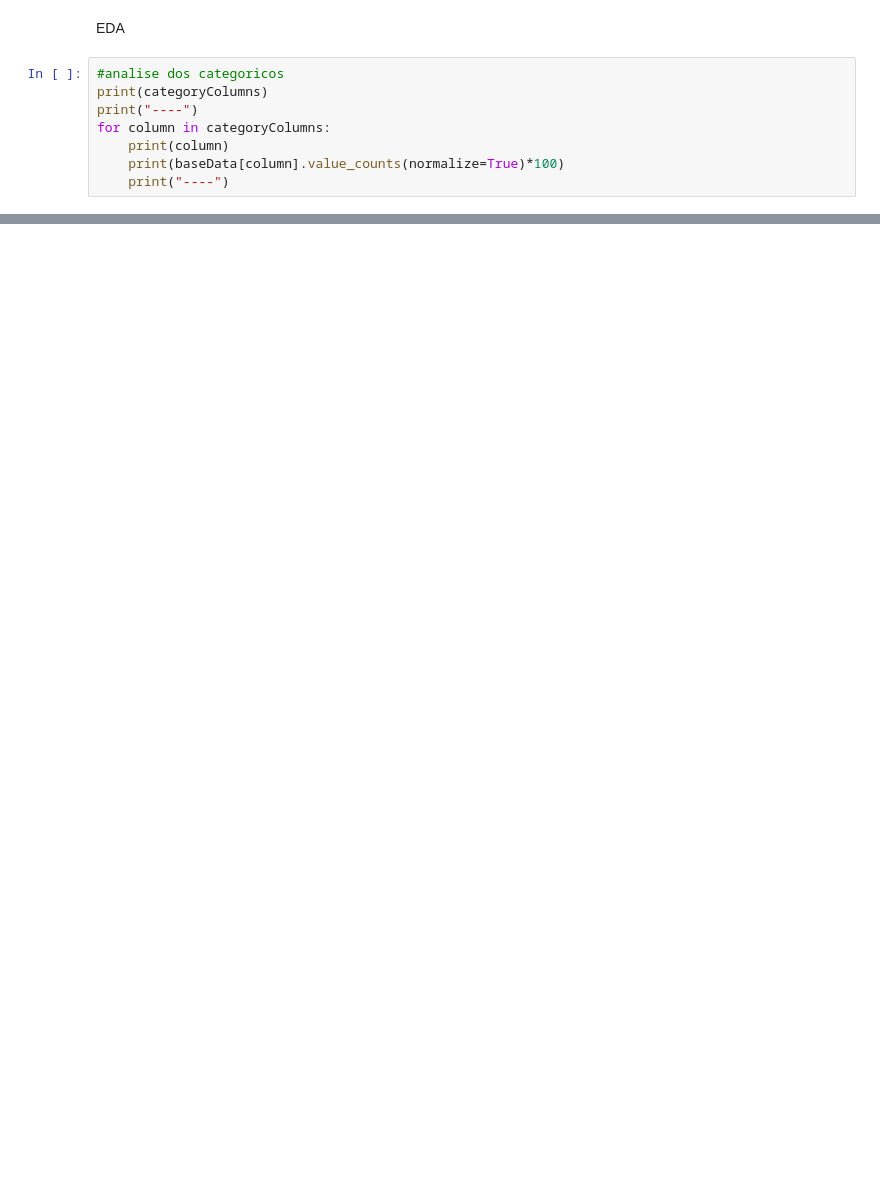
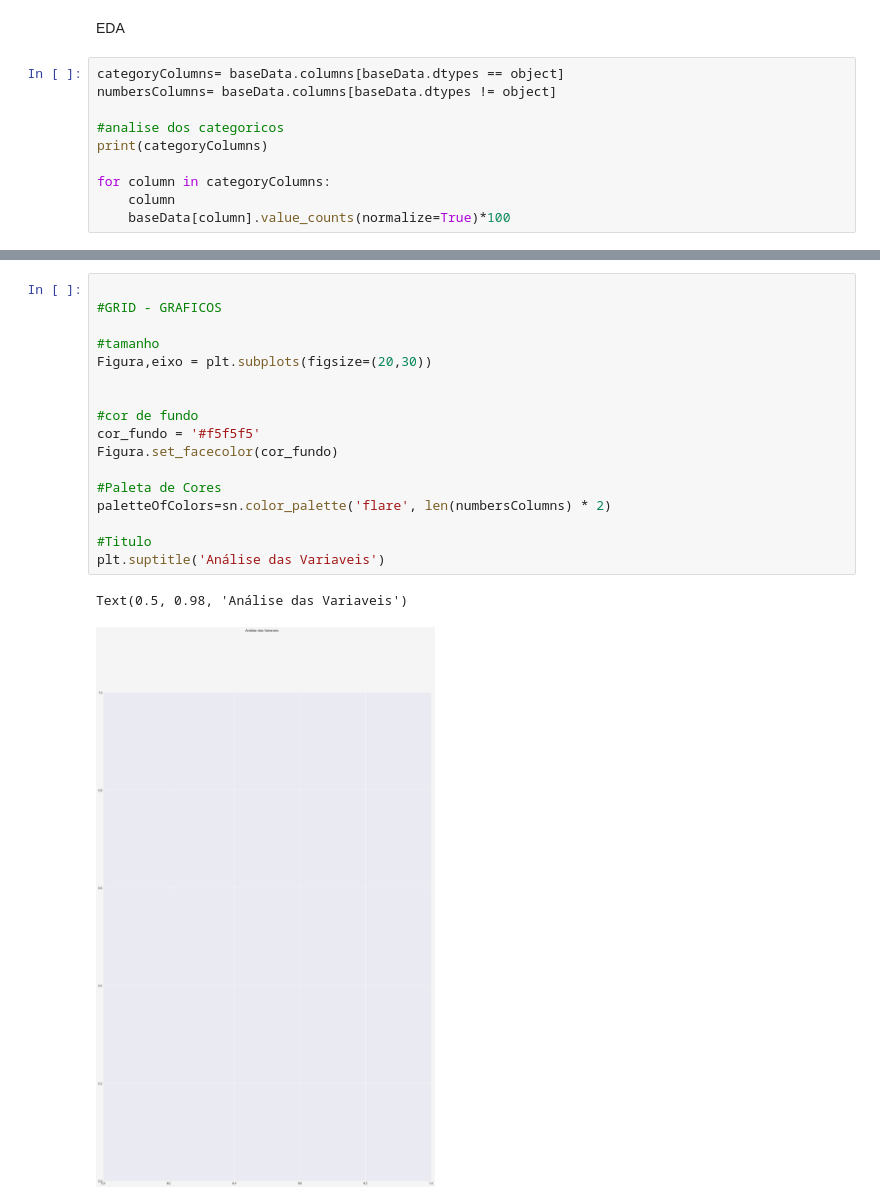
Before and after one commit to GeuberLucas/Machine_Learning_end_to_end, a Jupyter notebook: codigo_no_jupiter.ipynb, the cells around one changed output, grey strips where cells are left out. Saved outputs shown, nothing was run; the diff lists cells and outputs as text; blank space fills up the shorter version.

```diff
--- a/codigo_no_jupiter.ipynb
+++ b/codigo_no_jupiter.ipynb
@@ -39,10 +71,12 @@ print("----")
 
 EDA
 # %%
+categoryColumns= baseData.columns[baseData.dtypes == object]
+numbersColumns= baseData.columns[baseData.dtypes != object]
+
 #analise dos categoricos
 print(categoryColumns)
-print("----")
+
 for column in categoryColumns:
-    print(column)
-    print(baseData[column].value_counts(normalize=True)*100)
-    print("----")
+    column
+    baseData[column].value_counts(normalize=True)*100
@@ -48,0 +95,20 @@ for column in categoryColumns:
+# %%
+
+#GRID - GRAFICOS
+
+#tamanho
+Figura,eixo = plt.subplots(figsize=(20,30))
+
+
+#cor de fundo
+cor_fundo = '#f5f5f5'
+Figura.set_facecolor(cor_fundo)
+
+#Paleta de Cores
+paletteOfColors=sn.color_palette('flare', len(numbersColumns) * 2)
+
+#Titulo
+plt.suptitle('Análise das Variaveis')
+# %% [output]
+Text(0.5, 0.98, 'Análise das Variaveis')
+[figure, added]
```
Also changed, not shown: parts of 7 cells of this notebook.
